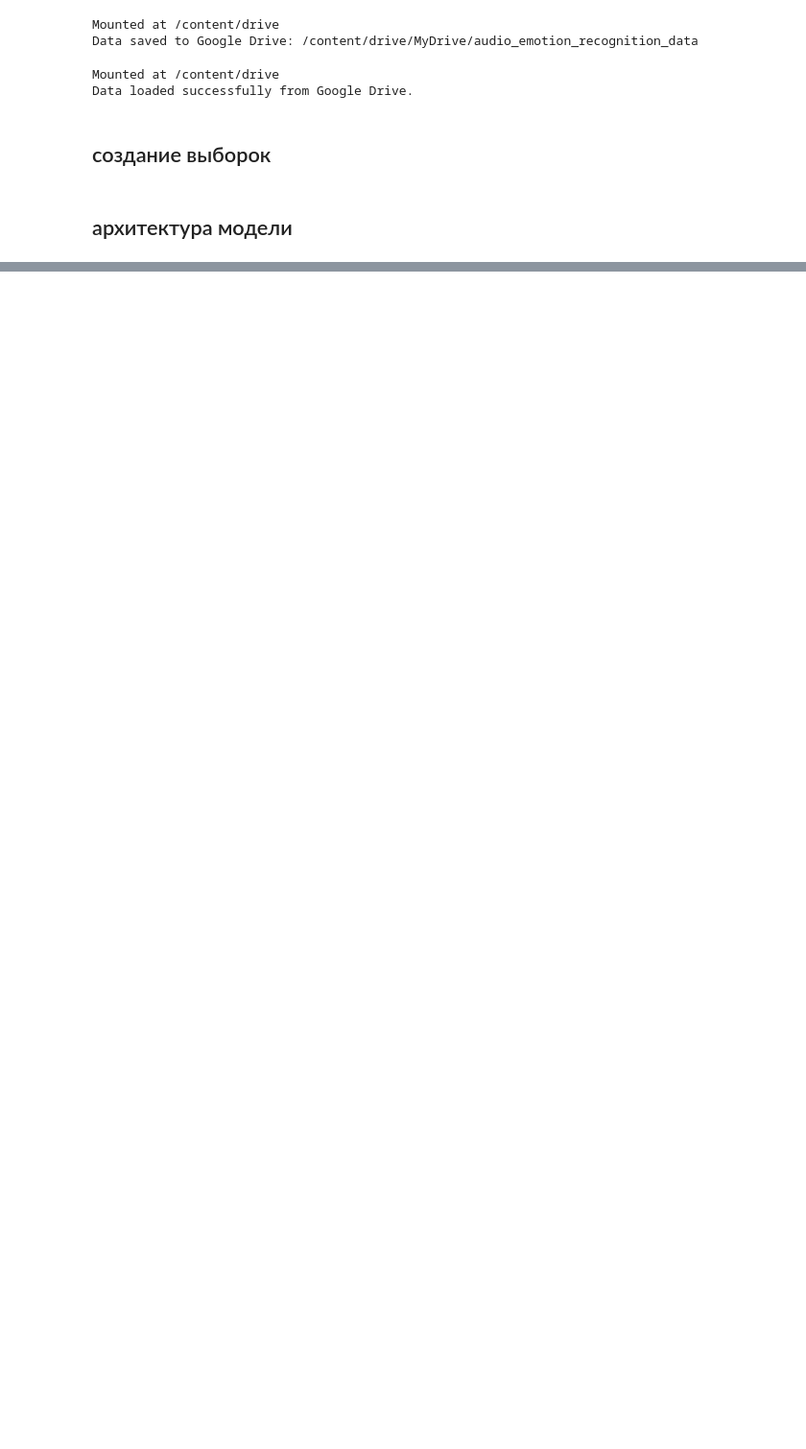
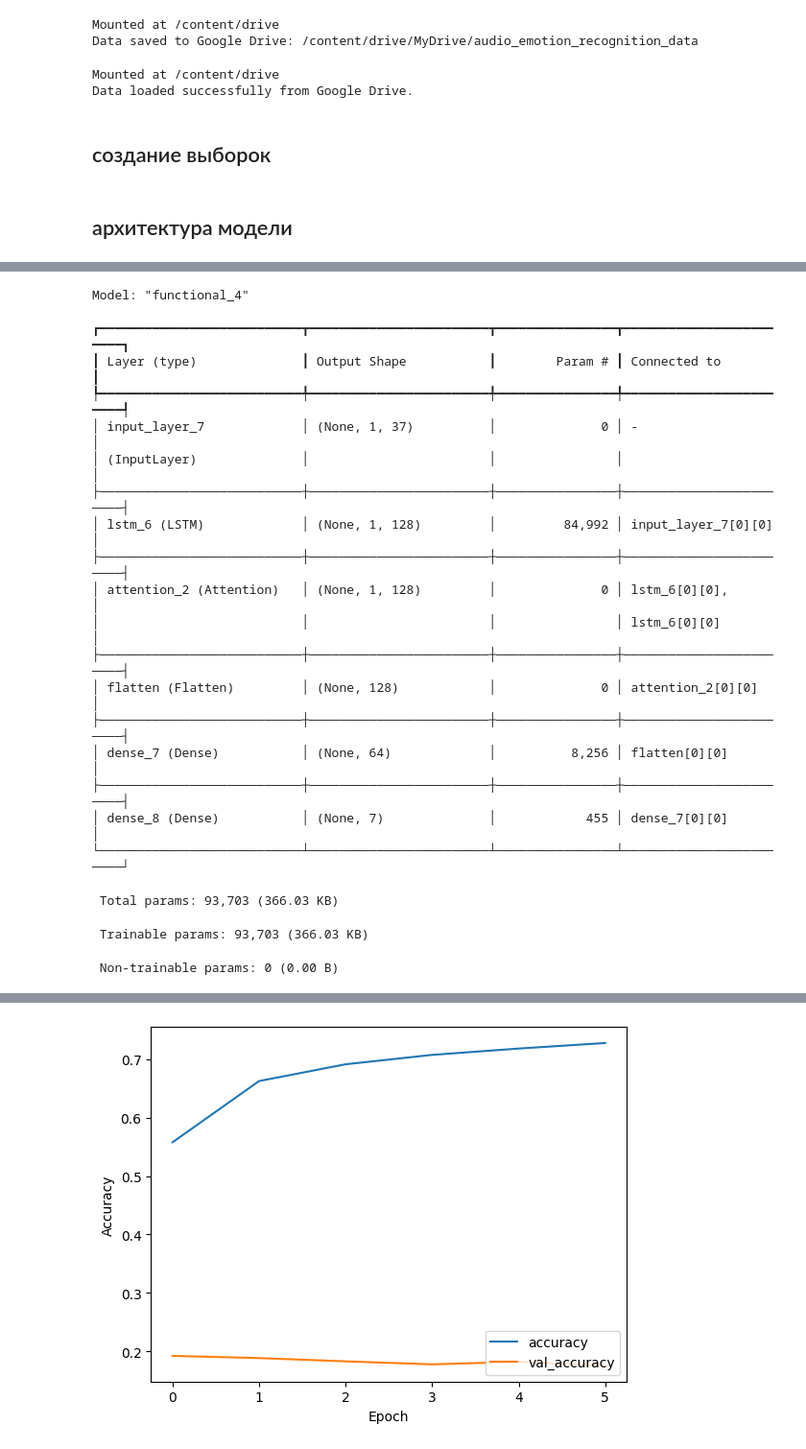
Before and after one commit to tihunn/emotion_testing, a Jupyter notebook: emotional_testing.ipynb, the cells around one changed output, grey strips where cells are left out. Shown at 96% size. Cells and saved outputs as stored; diff of their text form; code cells hidden in the pictures; blank space fills up the shorter version.

```diff
--- a/emotional_testing.ipynb
+++ b/emotional_testing.ipynb
@@ -868,0 +882,79 @@ model.fit(x_train, y_train, epochs=10, batch_size=32, validation_data=(x_val, y_
+# %%
+import tensorflow as tf
+from tensorflow.keras.layers import LSTM, Dense, Attention, Input, concatenate, Flatten
+from tensorflow.keras.models import Model
+from tensorflow.keras.optimizers import Adam
+
+def create_model_with_attention(input_shape, num_classes):
+    # Input layer
+    inputs = Input(shape=input_shape)
+
+    # LSTM layer with return_sequences=True to keep the sequence dimension
+    lstm_out = LSTM(128, return_sequences=True)(inputs)
+
+    # Attention layer
+    attention_out = Attention()([lstm_out, lstm_out])  # Self-attention
+
+    # Flatten the attention output to pass into dense layers
+    flattened_attention = Flatten()(attention_out)
+
+    # Dense layers
+    dense1 = Dense(64, activation='relu')(flattened_attention)
+    outputs = Dense(num_classes, activation='softmax')(dense1)
+
+    # Create the model
+    model = Model(inputs=inputs, outputs=outputs)
+    return model
+
+# Преобразуем данные в формат (samples, timesteps=1, features)
+x_train_reshaped = np.expand_dims(x_train, axis=1)  # Теперь размерность (samples, 1, features)
+x_val_reshaped = np.expand_dims(x_val, axis=1)
+
+# Пример использования
+input_shape = (x_train_reshaped.shape[1], x_train_reshaped.shape[2])
+num_classes = 7  # Number of classes
+
+model = create_model_with_attention(input_shape, num_classes)
+model.summary()
+
+# Определение callback-функций
+early_stopping = EarlyStopping(monitor='val_loss', patience=5, restore_best_weights=True)
+model_checkpoint = ModelCheckpoint('best_model_attention.keras', monitor='val_accuracy', save_best_only=True)
+
+# Компиляция модели
+model.compile(optimizer=Adam(learning_rate=1e-4), loss='categorical_crossentropy', metrics=['accuracy'])
+
+# Обучение модели
+history = model.fit(x_train_reshaped, y_train, epochs=30, batch_size=32, validation_data=(x_val_reshaped, y_val),
+                    callbacks=[early_stopping, model_checkpoint])
+
+# График истории обучения
+import matplotlib.pyplot as plt
+plt.plot(history.history['accuracy'], label='accuracy')
+plt.plot(history.history['val_accuracy'], label='val_accuracy')
+plt.xlabel('Epoch')
+plt.ylabel('Accuracy')
+plt.legend(loc='lower right')
+plt.show()
+# %% [output]
+Model: "functional_4"
+┏━━━━━━━━━━━━━━━━━━━━━━━━━━━┳━━━━━━━━━━━━━━━━━━━━━━━━┳━━━━━━━━━━━━━━━━┳━━━━━━━━━━━━━━━━━━━━━━━━┓
+┃ Layer (type)              ┃ Output Shape           ┃        Param # ┃ Connected to           ┃
+┡━━━━━━━━━━━━━━━━━━━━━━━━━━━╇━━━━━━━━━━━━━━━━━━━━━━━━╇━━━━━━━━━━━━━━━━╇━━━━━━━━━━━━━━━━━━━━━━━━┩
+│ input_layer_7             │ (None, 1, 37)          │              0 │ -                      │
+│ (InputLayer)              │                        │                │                        │
+├───────────────────────────┼────────────────────────┼────────────────┼────────────────────────┤
+│ lstm_6 (LSTM)             │ (None, 1, 128)         │         84,992 │ input_layer_7[0][0]    │
+├───────────────────────────┼────────────────────────┼────────────────┼────────────────────────┤
+│ attention_2 (Attention)   │ (None, 1, 128)         │              0 │ lstm_6[0][0],          │
+│                           │                        │                │ lstm_6[0][0]           │
+├───────────────────────────┼────────────────────────┼────────────────┼────────────────────────┤
+│ flatten (Flatten)         │ (None, 128)            │              0 │ attention_2[0][0]      │
+├───────────────────────────┼────────────────────────┼────────────────┼────────────────────────┤
+│ dense_7 (Dense)           │ (None, 64)             │          8,256 │ flatten[0][0]          │
+├───────────────────────────┼────────────────────────┼────────────────┼────────────────────────┤
+│ dense_8 (Dense)           │ (None, 7)              │            455 │ dense_7[0][0]          │
+└───────────────────────────┴────────────────────────┴────────────────┴────────────────────────┘
+ Total params: 93,703 (366.03 KB)
+ Trainable params: 93,703 (366.03 KB)
+ Non-trainable params: 0 (0.00 B)
@@ -868,0 +973 @@ model.fit(x_train, y_train, epochs=10, batch_size=32, validation_data=(x_val, y_
+[figure, added]
```
Also changed, not shown: parts of 24 cells of this notebook.
